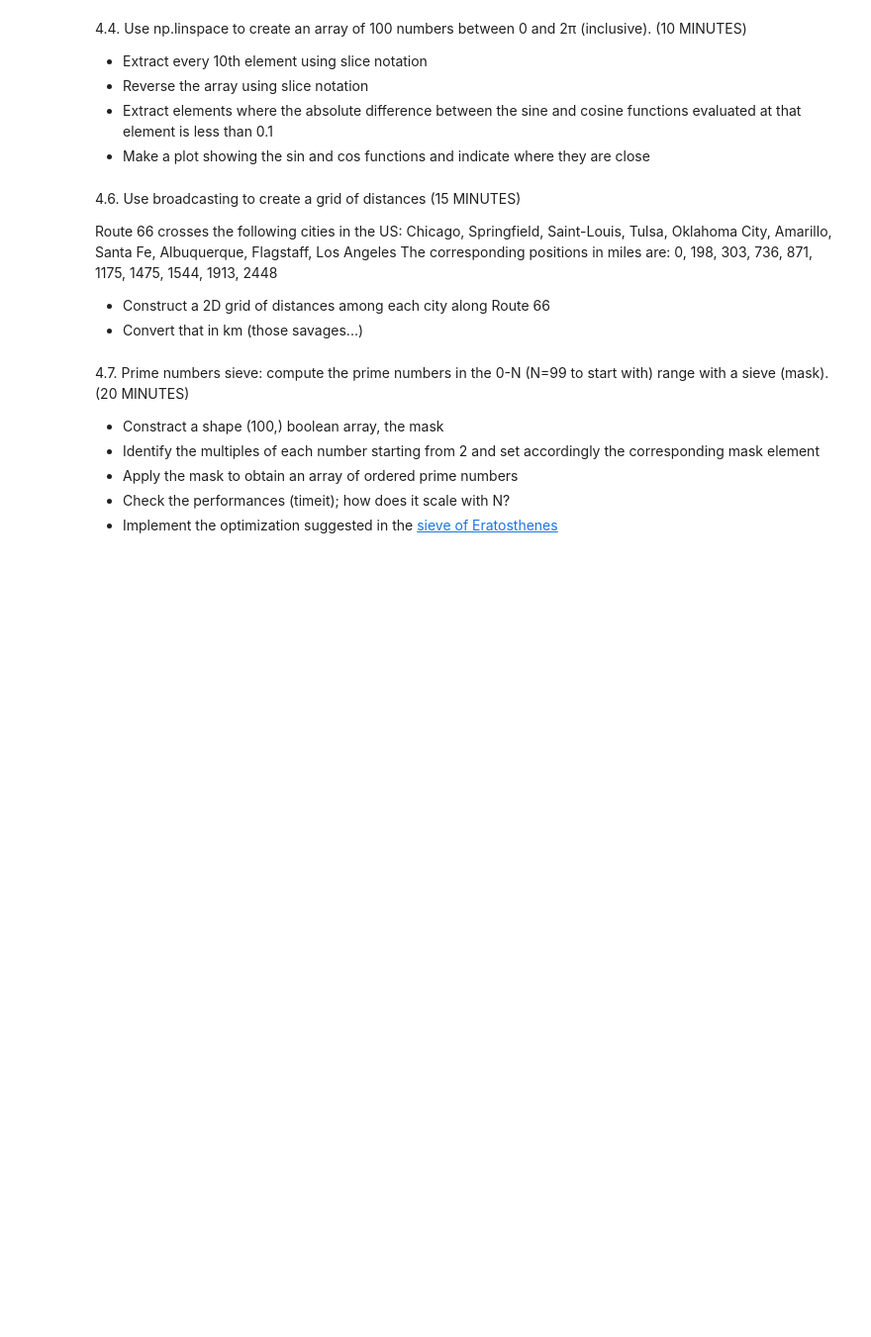
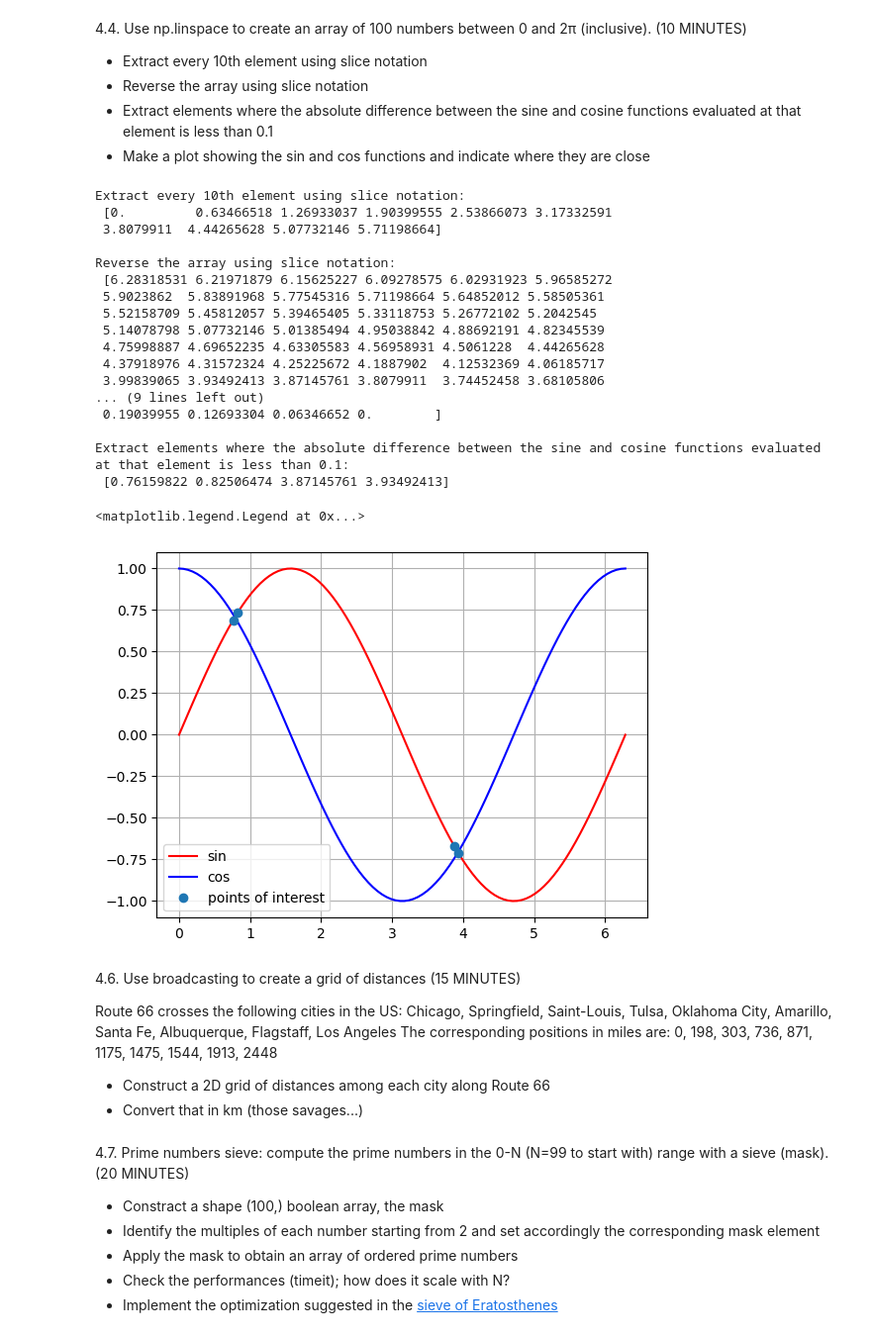
Before and after one commit to vepe99/LaboratoryOfComputationalPhysics_Y5, a Jupyter notebook: Exam_ex/Exam test.ipynb, the cells around one changed output. Shown at 99% size. Cells and saved outputs as stored; diff of their text form; code cells hidden in the pictures; blank space fills up the shorter version.

```diff
--- a/Exam_ex/Exam test.ipynb
+++ b/Exam_ex/Exam test.ipynb
@@ -18,6 +51,46 @@ Do this in the following ways:
   * Reverse the array using slice notation
   * Extract elements where the absolute difference between the sine and cosine functions evaluated at that element is less than 0.1
   * Make a plot showing the sin and cos functions and indicate where they are close
+# %%
+import numpy as np
+import matplotlib.pyplot as plt
+x = np.linspace(0, 2*np.pi, 100, endpoint=True)
+
+#Extract every 10th element using slice notation
+print('Extract every 10th element using slice notation: \n', x[::10], '\n')
+
+#Reverse the array using slice notation
+print('Reverse the array using slice notation: \n', x[::-1], '\n')
+
+#Extract elements where the absolute difference between the sine and cosine functions evaluated at that element is less than 0.1
+print('Extract elements where the absolute difference between the sine and cosine functions evaluated at that element is less than 0.1: \n', x[abs(np.sin(x)-np.cos(x))<0.1], '\n' )
+
+#Make a plot showing the sin and cos functions and indicate where they are close
+plt.plot(x, np.sin(x), 'r', label='sin')
+plt.plot(x, np.cos(x), 'b', label='cos')
+plt.plot(x[abs(np.sin(x)-np.cos(x))<0.1], np.sin(x[abs(np.sin(x)-np.cos(x))<0.1]), 'o', label='points of interest')
+plt.grid()
+plt.legend()
+# %% [output]
+Extract every 10th element using slice notation:
+ [0.         0.63466518 1.26933037 1.90399555 2.53866073 3.17332591
+ 3.8079911  4.44265628 5.07732146 5.71198664]
+
+Reverse the array using slice notation:
+ [6.28318531 6.21971879 6.15625227 6.09278575 6.02931923 5.96585272
+ 5.9023862  5.83891968 5.77545316 5.71198664 5.64852012 5.58505361
+ 5.52158709 5.45812057 5.39465405 5.33118753 5.26772102 5.2042545
+ 5.14078798 5.07732146 5.01385494 4.95038842 4.88692191 4.82345539
+ 4.75998887 4.69652235 4.63305583 4.56958931 4.5061228  4.44265628
+ 4.37918976 4.31572324 4.25225672 4.1887902  4.12532369 4.06185717
+ 3.99839065 3.93492413 3.87145761 3.8079911  3.74452458 3.68105806
+... (9 lines left out)
+ 0.19039955 0.12693304 0.06346652 0.        ]
+
+Extract elements where the absolute difference between the sine and cosine functions evaluated at that element is less than 0.1:
+ [0.76159822 0.82506474 3.87145761 3.93492413]
+<matplotlib.legend.Legend at 0x...>
+[figure, added]
 # %% [markdown]
 4.6\. Use broadcasting to create a grid of distances (15 MINUTES)
 
```
Also changed, not shown: parts of 6 cells of this notebook, 2 other files.
